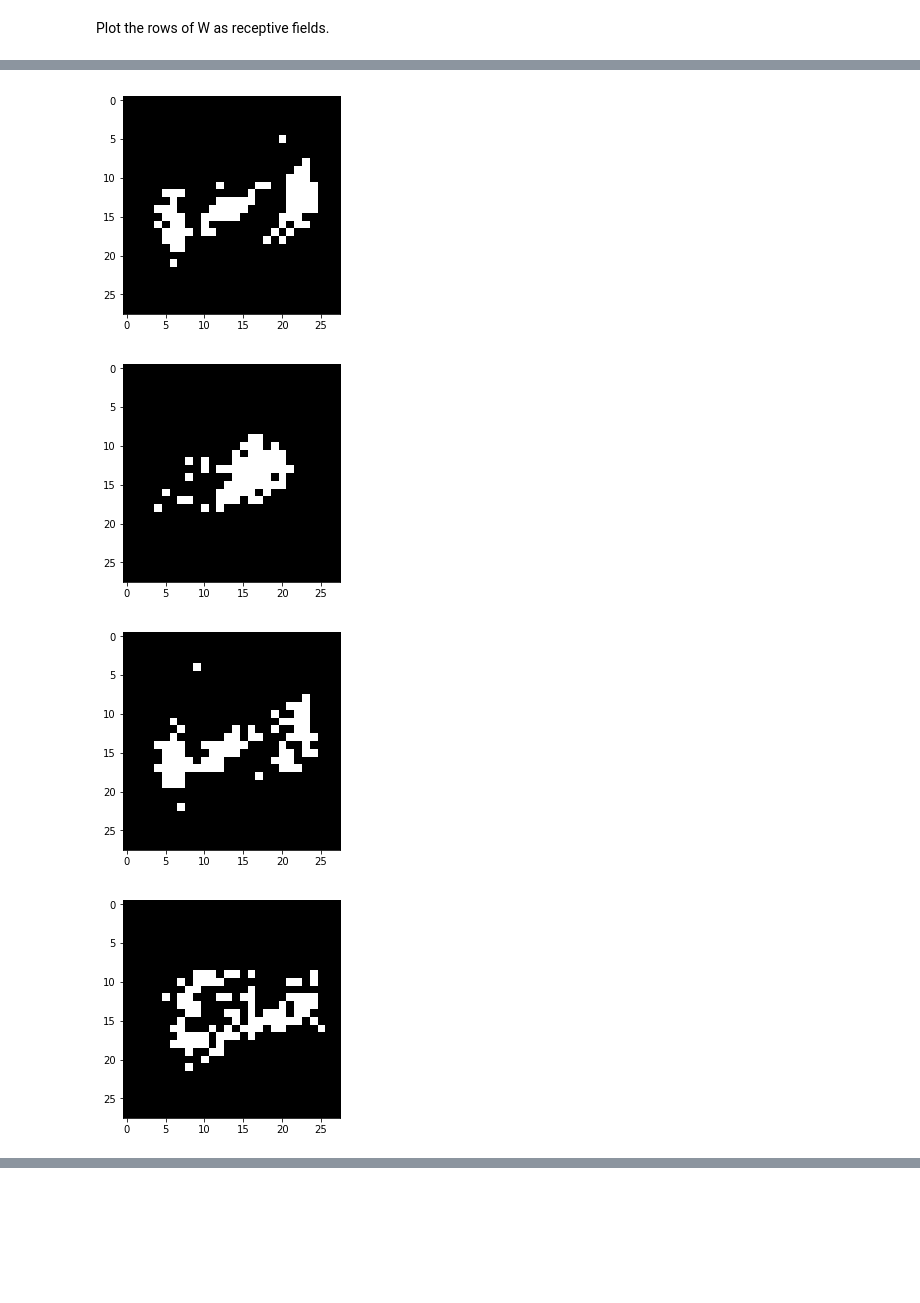
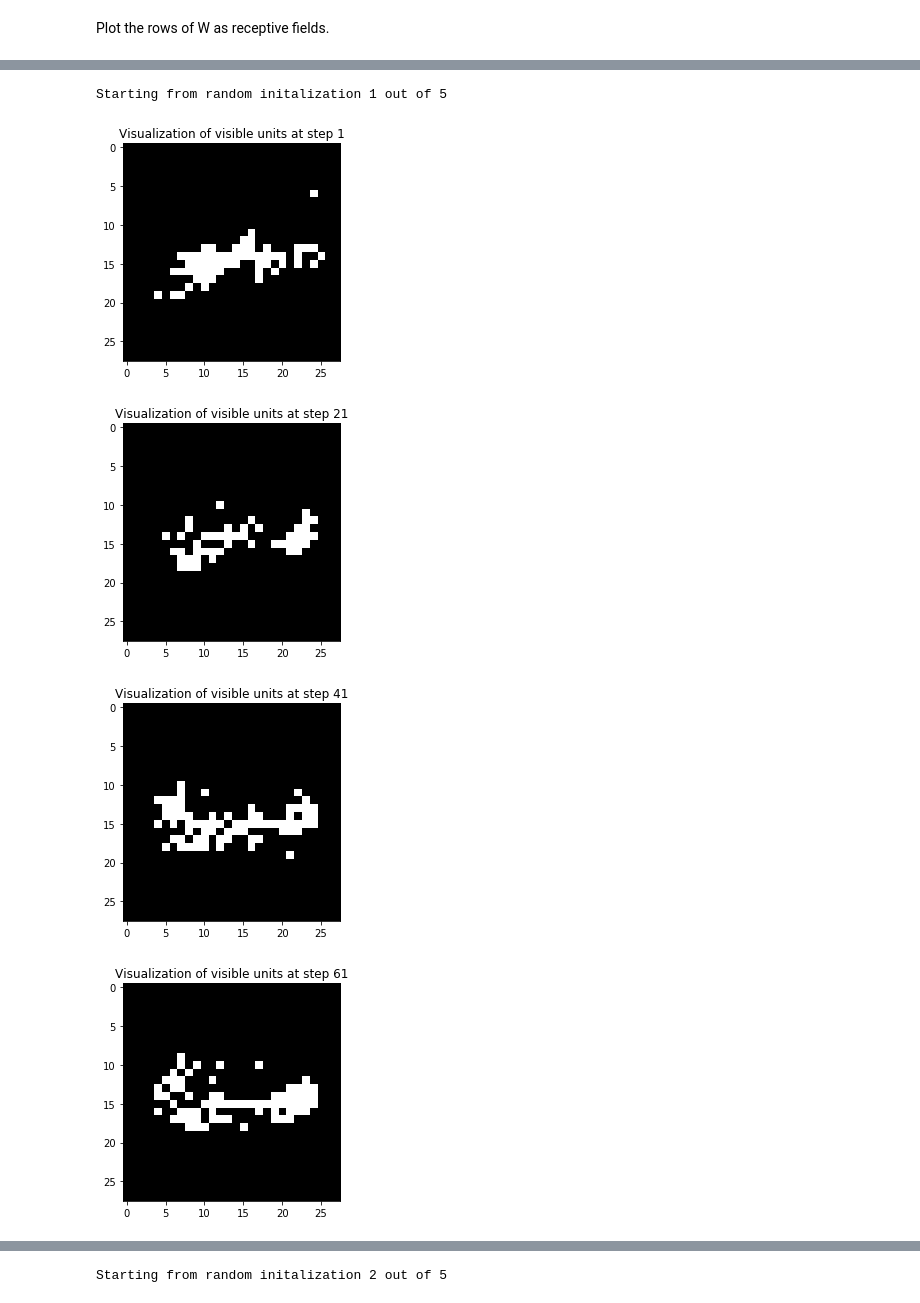
Before and after one commit to lisatostrams/NN-17, a Jupyter notebook: 10. Assignment.ipynb, the cells around one changed output, grey strips where cells are left out. Saved outputs shown, nothing was run; the diff lists cells and outputs as text; code cells hidden in the pictures; blank space fills up the shorter version.

```diff
--- a/10. Assignment.ipynb
+++ b/10. Assignment.ipynb
@@ -113,30 +119,34 @@ You will now generate fantasies. RBMs are so-called generative models. This mean
 # %%
 def RBM_test(W, b, c, T):
     v_k = []
     h_k = [np.random.randint(0,2) for i in range(0,10)]
 
-    for idx in range(T):
+    for k in range(T):
 
-        # Implementation of the CD-K  algorithm
+        # Implementation of the CD-K algorithm
 
         pvk = sigmoid(b + np.dot(h_k, W))
         v_k = [np.random.rand() < p for p in pvk]
 
 
         phk = sigmoid(c + np.dot(W, v_k))
         h_k = [np.random.rand() < p for p in phk]
 
+        if(k%20 == 0 or k==99):
+            plt.imshow(np.reshape(v_k, [28,28]), cmap = 'gray')
+            plt.title('Visualization of visible units at step {}'.format(k+1))
+            plt.show()
 
 
 
     return v_k
 
-for i in range(10):
+for i in range(5):
+    print('Starting from random initalization {} out of 5 \n'.format(i+1))
     fantasy = RBM_test(W, b, c, 100)
-    plt.imshow(np.reshape(fantasy, [28,28]), cmap = 'gray')
-    plt.show()
 # %% [output]
+Starting from random initalization 1 out of 5
-[figure, old version]
+[figure, new version]
-[figure, old version]
+[figure, new version]
-[figure, old version]
+[figure, new version]
-[figure, old version]
+[figure, new version]
@@ -144,0 +155 @@ for i in range(10):
+Starting from random initalization 2 out of 5
```
Also changed, not shown: parts of 4 cells of this notebook.
